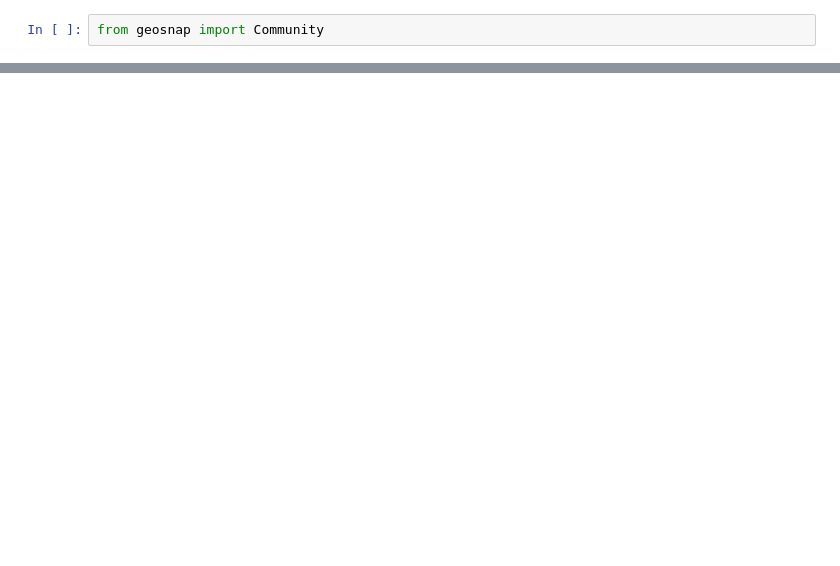
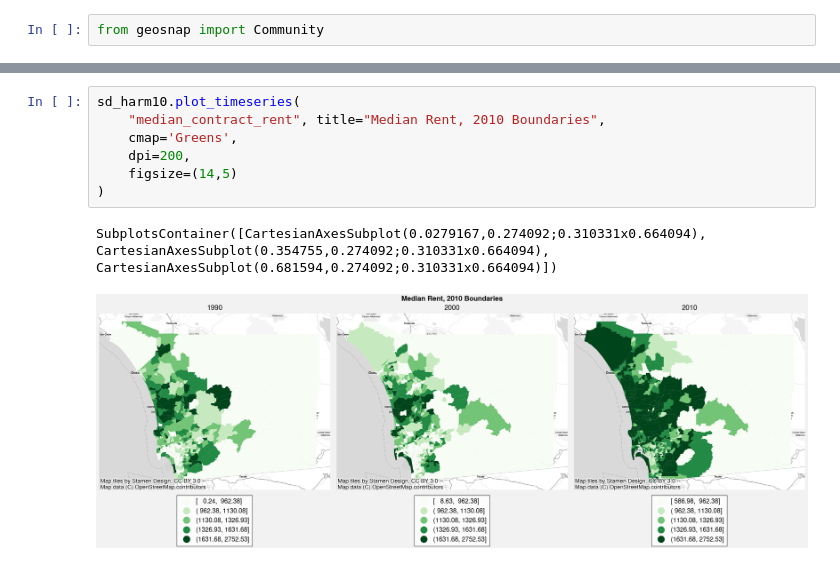
Before and after one commit to oturns/geosnap, a Jupyter notebook: examples/03_harmonizing_community_boundaries.ipynb, the cells around one changed output, grey strips where cells are left out. Drawn from its saved outputs; the diff is of its cells as text; blank space fills up the shorter version.

```diff
--- a/examples/03_harmonizing_community_boundaries.ipynb
+++ b/examples/03_harmonizing_community_boundaries.ipynb
@@ -101,0 +47,10 @@ Name: population, dtype: float64
+# %%
+sd_harm10.plot_timeseries(
+    "median_contract_rent", title="Median Rent, 2010 Boundaries",
+    cmap='Greens',
+    dpi=200,
+    figsize=(14,5)
+)
+# %% [output]
+SubplotsContainer([CartesianAxesSubplot(0.0279167,0.274092;0.310331x0.664094), CartesianAxesSubplot(0.354755,0.274092;0.310331x0.664094), CartesianAxesSubplot(0.681594,0.274092;0.310331x0.664094)])
+[figure, added]
```
Also changed, not shown: parts of 41 cells of this notebook, 1 other file.
